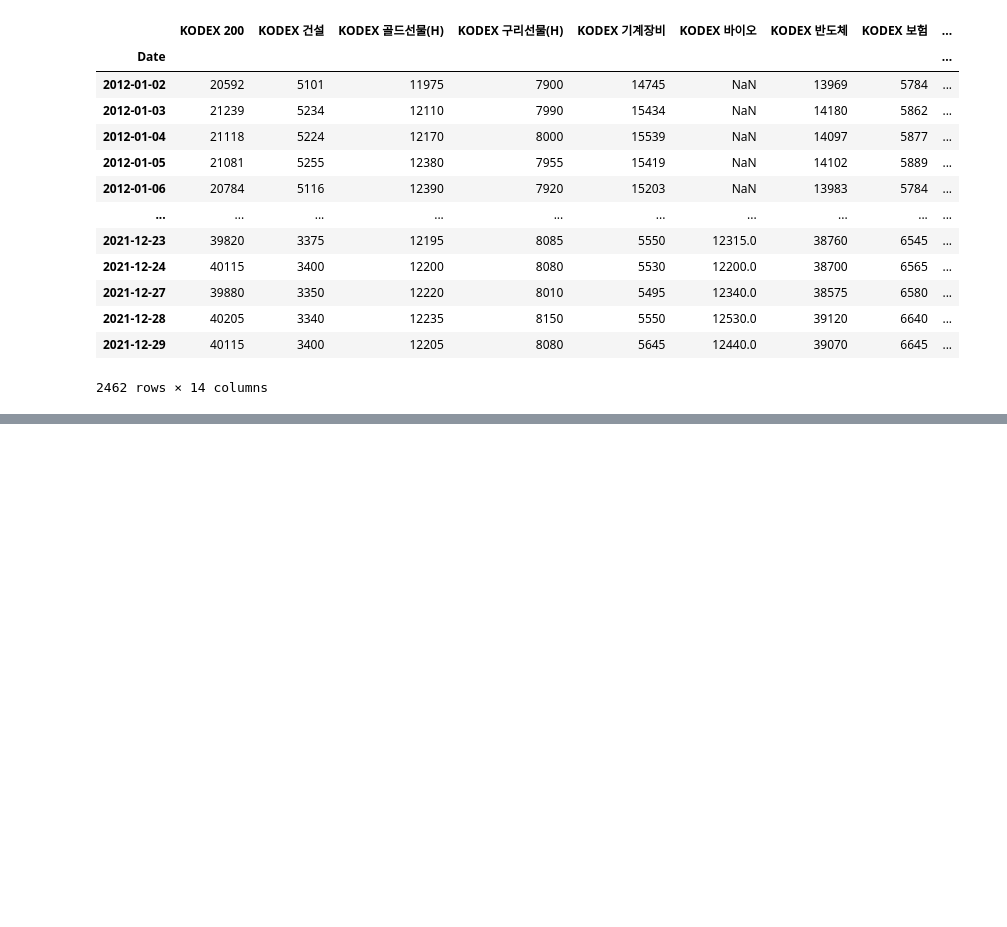
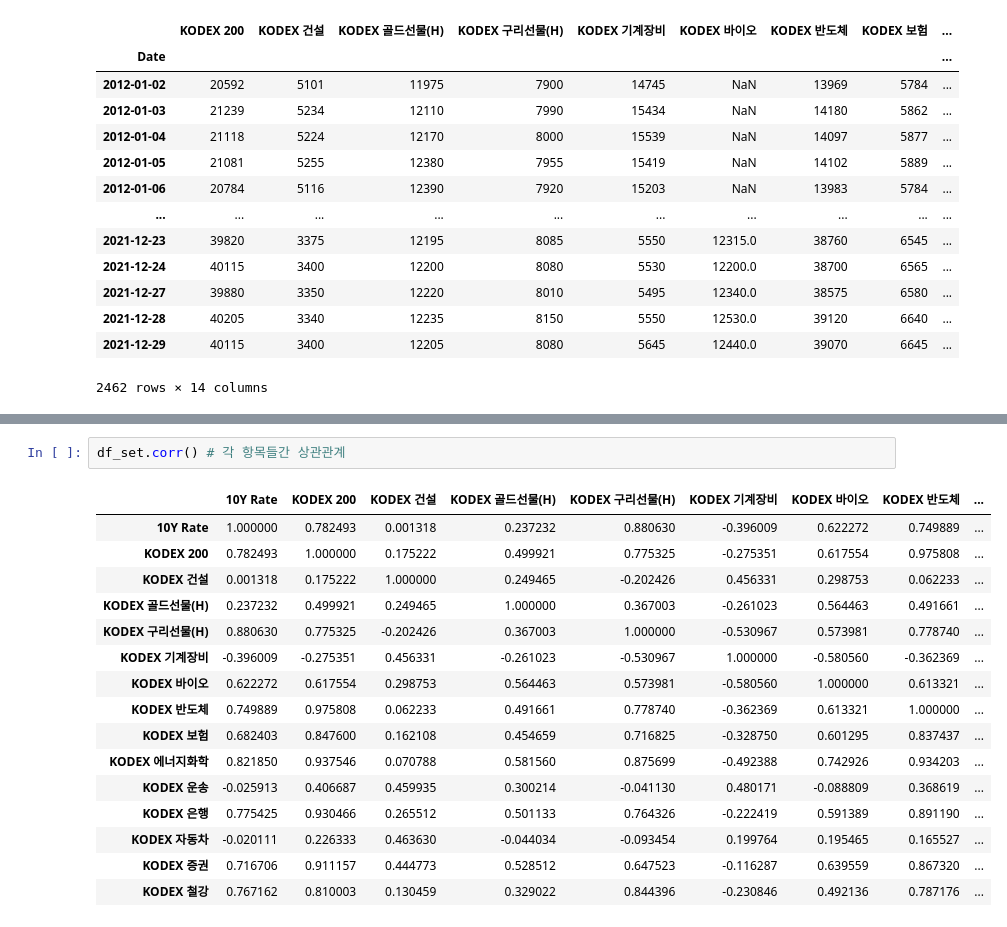
Before and after one commit to DavidEugen/study.python.start, a Jupyter notebook: pandas/06_Project.ipynb, the cells around one changed output, grey strips where cells are left out. Drawn from its saved outputs; the diff is of its cells as text; blank space fills up the shorter version.

```diff
--- a/pandas/06_Project.ipynb
+++ b/pandas/06_Project.ipynb
@@ -657,0 +679,19 @@ fig.tight_layout()
+# %%
+df_set.corr() # 각 항목들간 상관관계
+# %% [output]
+|  | 10Y Rate | KODEX 200 | KODEX 건설 | KODEX 골드선물(H) | KODEX 구리선물(H) | KODEX 기계장비 | KODEX 바이오 | KODEX 반도체 | ... |
+| 10Y Rate | 1.000000 | 0.782493 | 0.001318 | 0.237232 | 0.880630 | -0.396009 | 0.622272 | 0.749889 | ... |
+| KODEX 200 | 0.782493 | 1.000000 | 0.175222 | 0.499921 | 0.775325 | -0.275351 | 0.617554 | 0.975808 | ... |
+| KODEX 건설 | 0.001318 | 0.175222 | 1.000000 | 0.249465 | -0.202426 | 0.456331 | 0.298753 | 0.062233 | ... |
+| KODEX 골드선물(H) | 0.237232 | 0.499921 | 0.249465 | 1.000000 | 0.367003 | -0.261023 | 0.564463 | 0.491661 | ... |
+| KODEX 구리선물(H) | 0.880630 | 0.775325 | -0.202426 | 0.367003 | 1.000000 | -0.530967 | 0.573981 | 0.778740 | ... |
+| KODEX 기계장비 | -0.396009 | -0.275351 | 0.456331 | -0.261023 | -0.530967 | 1.000000 | -0.580560 | -0.362369 | ... |
+| KODEX 바이오 | 0.622272 | 0.617554 | 0.298753 | 0.564463 | 0.573981 | -0.580560 | 1.000000 | 0.613321 | ... |
+| KODEX 반도체 | 0.749889 | 0.975808 | 0.062233 | 0.491661 | 0.778740 | -0.362369 | 0.613321 | 1.000000 | ... |
+| KODEX 보험 | 0.682403 | 0.847600 | 0.162108 | 0.454659 | 0.716825 | -0.328750 | 0.601295 | 0.837437 | ... |
+| KODEX 에너지화학 | 0.821850 | 0.937546 | 0.070788 | 0.581560 | 0.875699 | -0.492388 | 0.742926 | 0.934203 | ... |
+| KODEX 운송 | -0.025913 | 0.406687 | 0.459935 | 0.300214 | -0.041130 | 0.480171 | -0.088809 | 0.368619 | ... |
+| KODEX 은행 | 0.775425 | 0.930466 | 0.265512 | 0.501133 | 0.764326 | -0.222419 | 0.591389 | 0.891190 | ... |
+| KODEX 자동차 | -0.020111 | 0.226333 | 0.463630 | -0.044034 | -0.093454 | 0.199764 | 0.195465 | 0.165527 | ... |
+| KODEX 증권 | 0.716706 | 0.911157 | 0.444773 | 0.528512 | 0.647523 | -0.116287 | 0.639559 | 0.867320 | ... |
+| KODEX 철강 | 0.767162 | 0.810003 | 0.130459 | 0.329022 | 0.844396 | -0.230846 | 0.492136 | 0.787176 | ... |
```
Also changed, not shown: parts of 74 cells of this notebook.
